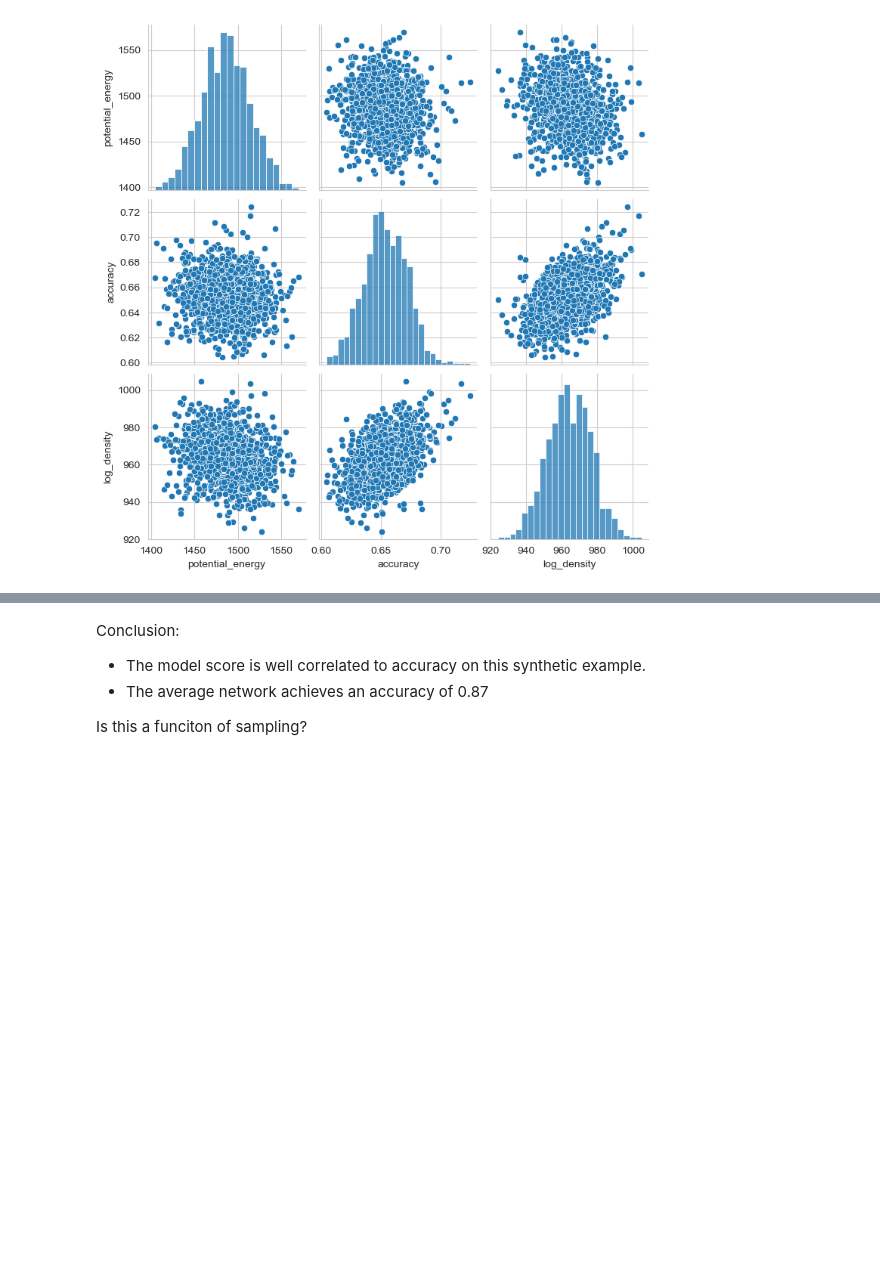
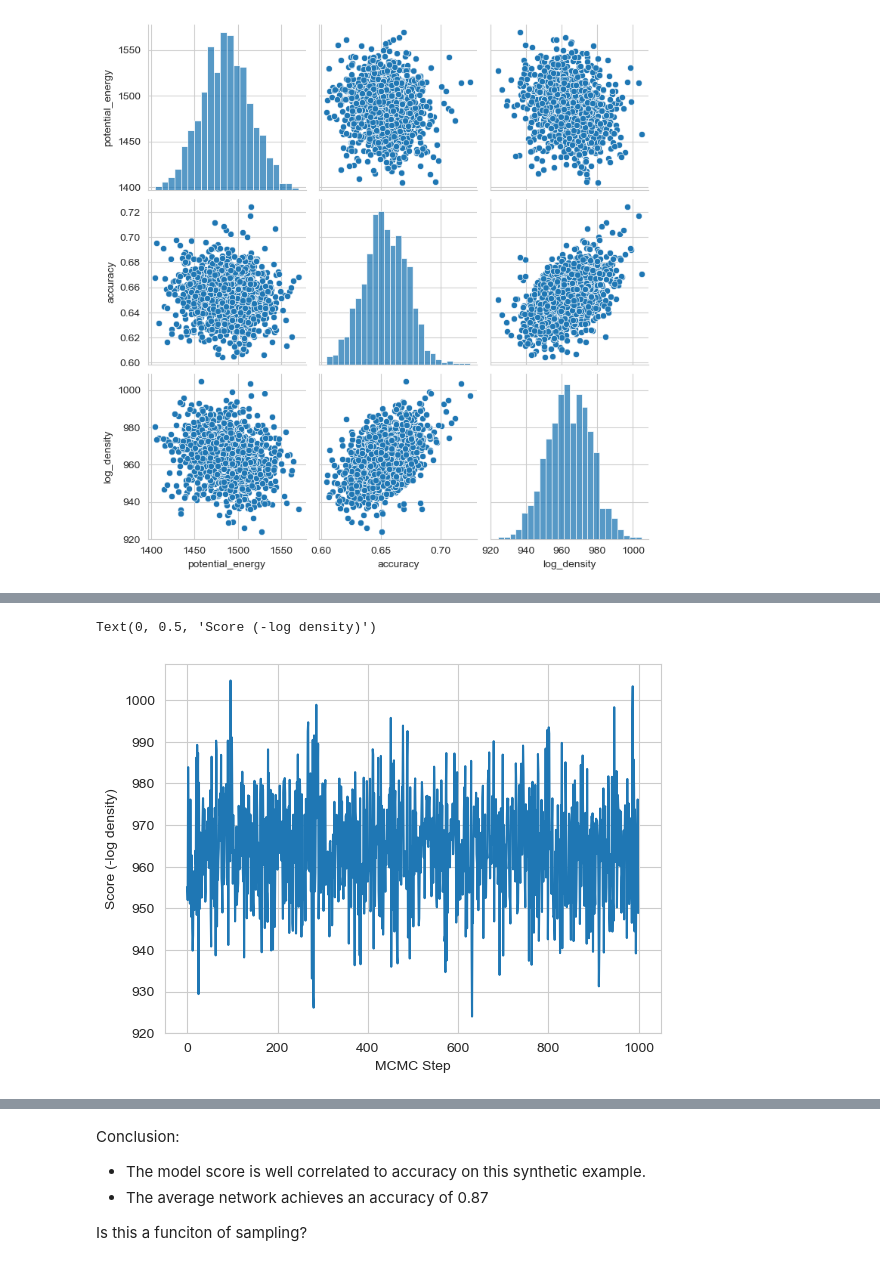
Before and after one commit to vipul2732/inm, a Jupyter notebook: notebooks/SyntheticBenchmark50.ipynb, the cells around one changed output, grey strips where cells are left out. Saved outputs shown, nothing was run; the diff lists cells and outputs as text; code cells hidden in the pictures; blank space fills up the shorter version.

```diff
--- a/notebooks/SyntheticBenchmark50.ipynb
+++ b/notebooks/SyntheticBenchmark50.ipynb
@@ -321,0 +339,7 @@ _model_variations.model14
+# %%
+plt.plot(-scores)
+plt.xlabel("MCMC Step")
+plt.ylabel("Score (-log density)")
+# %% [output]
+Text(0, 0.5, 'Score (-log density)')
+[figure, added]
```
Also changed, not shown: parts of 8 cells of this notebook.
